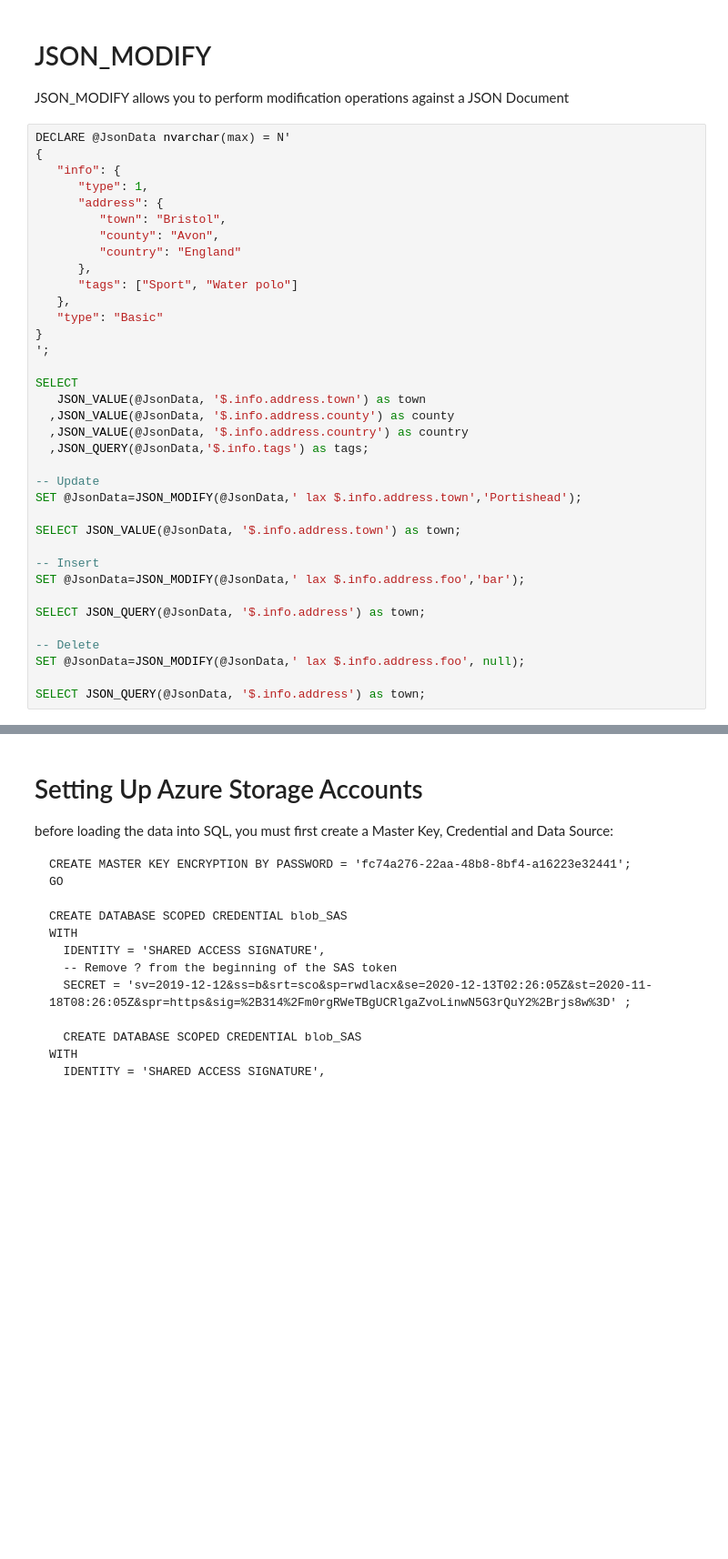
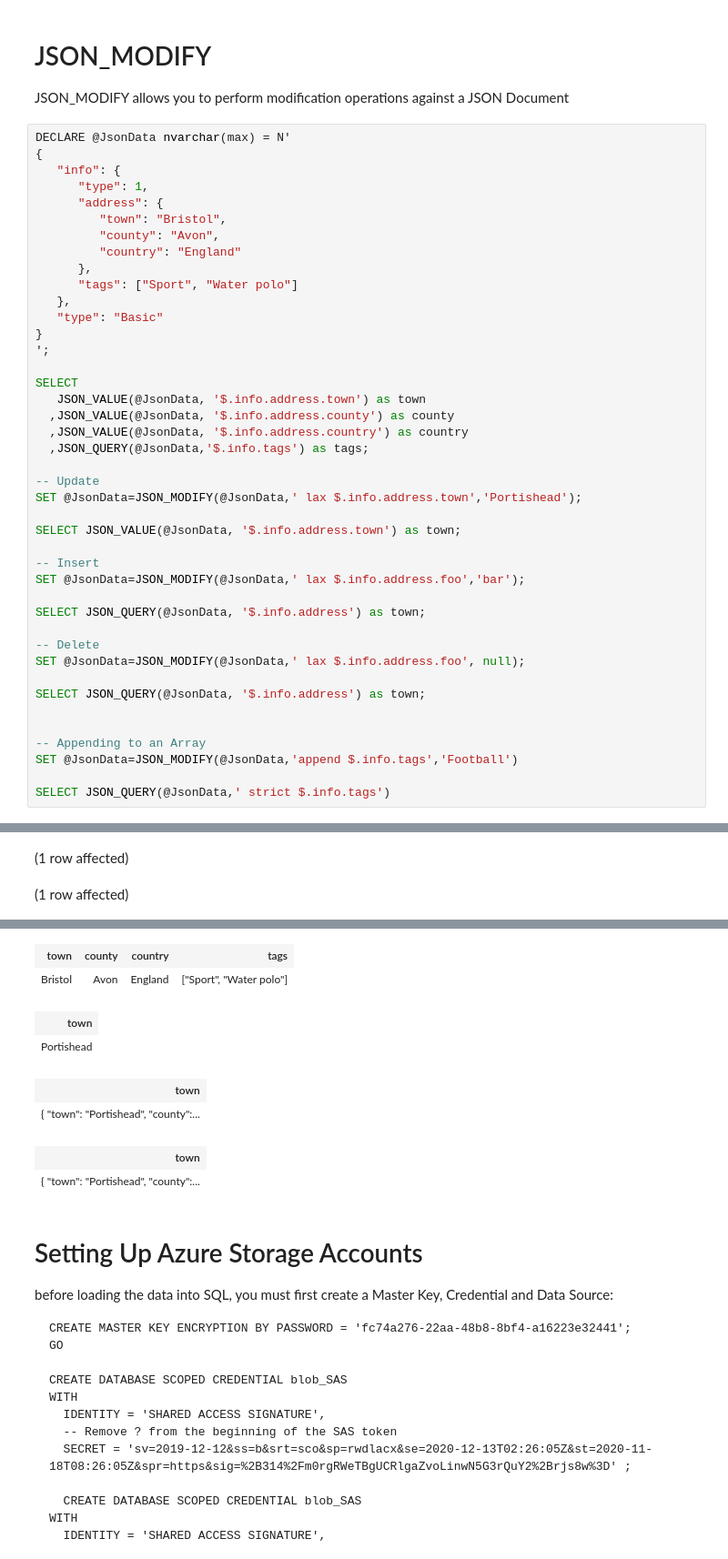
Before and after one commit to jasonhorner/JasonOnJson, a Jupyter notebook: Jason-On-JSON-Notebook.ipynb, the cells around one changed output, grey strips where cells are left out. Shown: that part at 91% size. Drawn from its saved outputs; the diff is of its cells as text; blank space fills up the shorter version.

```diff
--- a/Jason-On-JSON-Notebook.ipynb
+++ b/Jason-On-JSON-Notebook.ipynb
@@ -272,4 +386,10 @@ SELECT JSON_QUERY(@JsonData, '$.info.address') as town;
 SET @JsonData=JSON_MODIFY(@JsonData,' lax $.info.address.foo', null);
 
 SELECT JSON_QUERY(@JsonData, '$.info.address') as town;
+
+
+-- Appending to an Array
+SET @JsonData=JSON_MODIFY(@JsonData,'append $.info.tags','Football')
+
+SELECT JSON_QUERY(@JsonData,' strict $.info.tags')
 # %% [output]
@@ -276,0 +398,2 @@ Total execution time: 00:00:00
+(1 row affected)
+(1 row affected)
@@ -277,3 +401,11 @@ Total execution time: 00:00:00
+| town | county | country | tags |
+| Bristol | Avon | England | ["Sport", "Water polo"] |
+| town |
+| Portishead |
+| town |
+| { "town": "Portishead", "county":... |
+| town |
+| { "town": "Portishead", "county":... |
 # %% [markdown]
 # Setting Up Azure Storage Accounts
 
```
Also changed, not shown: parts of 16 cells of this notebook.
